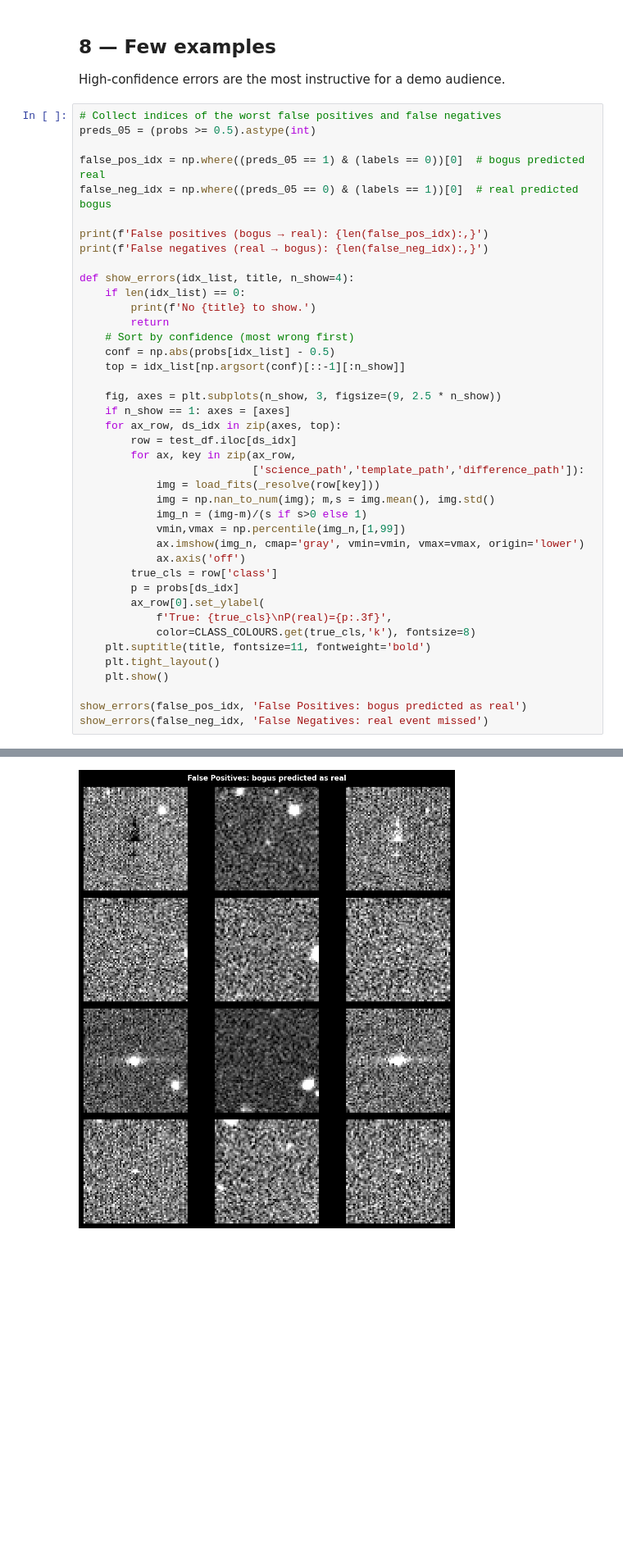
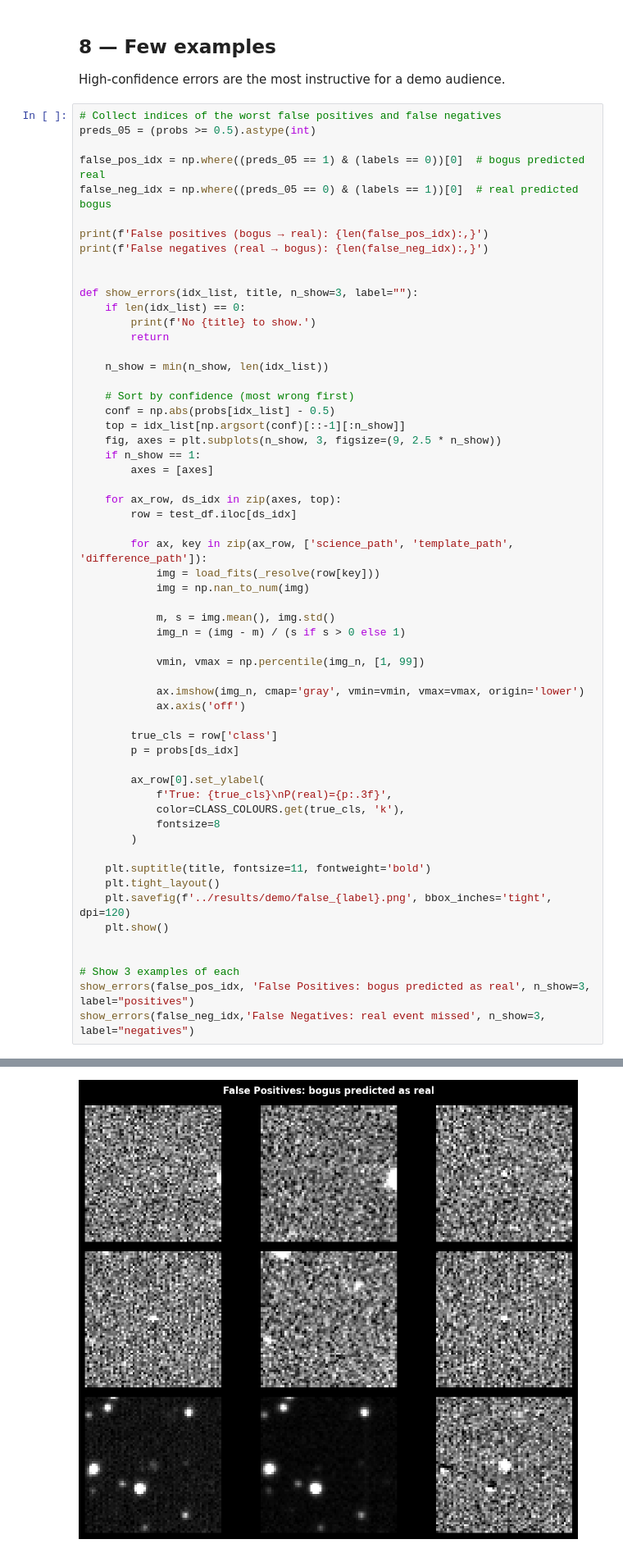
Before and after one commit to lakhia13/transient-astronomy, a Jupyter notebook: notebooks/06_demo.ipynb, the cells around one changed output, grey strips where cells are left out. Shown at 82% size. Saved outputs shown, nothing was run; the diff lists cells and outputs as text; blank space fills up the shorter version.

Commit message:
example files added

```diff
--- a/notebooks/06_demo.ipynb
+++ b/notebooks/06_demo.ipynb
@@ -356,35 +357,52 @@ false_neg_idx = np.where((preds_05 == 0) & (labels == 1))[0]  # real predicted b
 print(f'False positives (bogus → real): {len(false_pos_idx):,}')
 print(f'False negatives (real → bogus): {len(false_neg_idx):,}')
 
-def show_errors(idx_list, title, n_show=4):
+
+def show_errors(idx_list, title, n_show=3, label=""):
     if len(idx_list) == 0:
         print(f'No {title} to show.')
         return
+
+    n_show = min(n_show, len(idx_list))
+
     # Sort by confidence (most wrong first)
     conf = np.abs(probs[idx_list] - 0.5)
     top = idx_list[np.argsort(conf)[::-1][:n_show]]
+    fig, axes = plt.subplots(n_show, 3, figsize=(9, 2.5 * n_show))
+    if n_show == 1:
+        axes = [axes]
 
-    fig, axes = plt.subplots(n_show, 3, figsize=(9, 2.5 * n_show))
-    if n_show == 1: axes = [axes]
     for ax_row, ds_idx in zip(axes, top):
         row = test_df.iloc[ds_idx]
-        for ax, key in zip(ax_row,
-                           ['science_path','template_path','difference_path']):
+
+        for ax, key in zip(ax_row, ['science_path', 'template_path', 'difference_path']):
             img = load_fits(_resolve(row[key]))
-            img = np.nan_to_num(img); m,s = img.mean(), img.std()
-            img_n = (img-m)/(s if s>0 else 1)
-            vmin,vmax = np.percentile(img_n,[1,99])
+            img = np.nan_to_num(img)
+
+            m, s = img.mean(), img.std()
+            img_n = (img - m) / (s if s > 0 else 1)
+
+            vmin, vmax = np.percentile(img_n, [1, 99])
+
             ax.imshow(img_n, cmap='gray', vmin=vmin, vmax=vmax, origin='lower')
             ax.axis('off')
+
         true_cls = row['class']
         p = probs[ds_idx]
+
         ax_row[0].set_ylabel(
             f'True: {true_cls}\nP(real)={p:.3f}',
-            color=CLASS_COLOURS.get(true_cls,'k'), fontsize=8)
+            color=CLASS_COLOURS.get(true_cls, 'k'),
+            fontsize=8
+        )
+
     plt.suptitle(title, fontsize=11, fontweight='bold')
     plt.tight_layout()
+    plt.savefig(f'../results/demo/false_{label}.png', bbox_inches='tight', dpi=120)
     plt.show()
 
-show_errors(false_pos_idx, 'False Positives: bogus predicted as real')
-show_errors(false_neg_idx, 'False Negatives: real event missed')
+
+# Show 3 examples of each
+show_errors(false_pos_idx, 'False Positives: bogus predicted as real', n_show=3, label="positives")
+show_errors(false_neg_idx,'False Negatives: real event missed', n_show=3, label="negatives")
 # %% [output]
@@ -393 +411 @@ False negatives (real → bogus): 11
-[figure, old version]
+[figure, new version]
```
Also changed, not shown: parts of 7 cells of this notebook, 5 other files.
